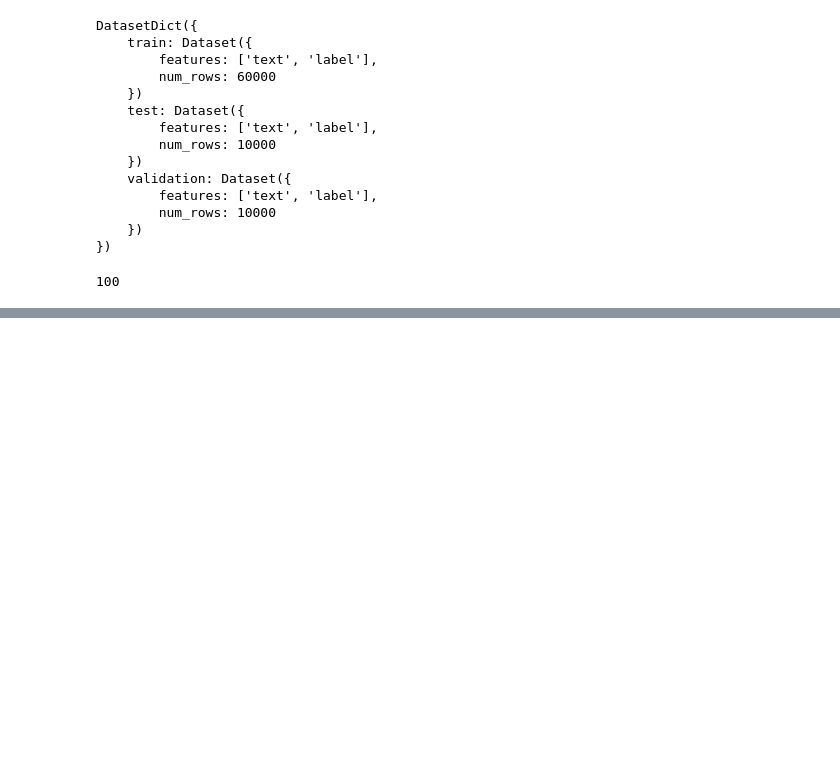
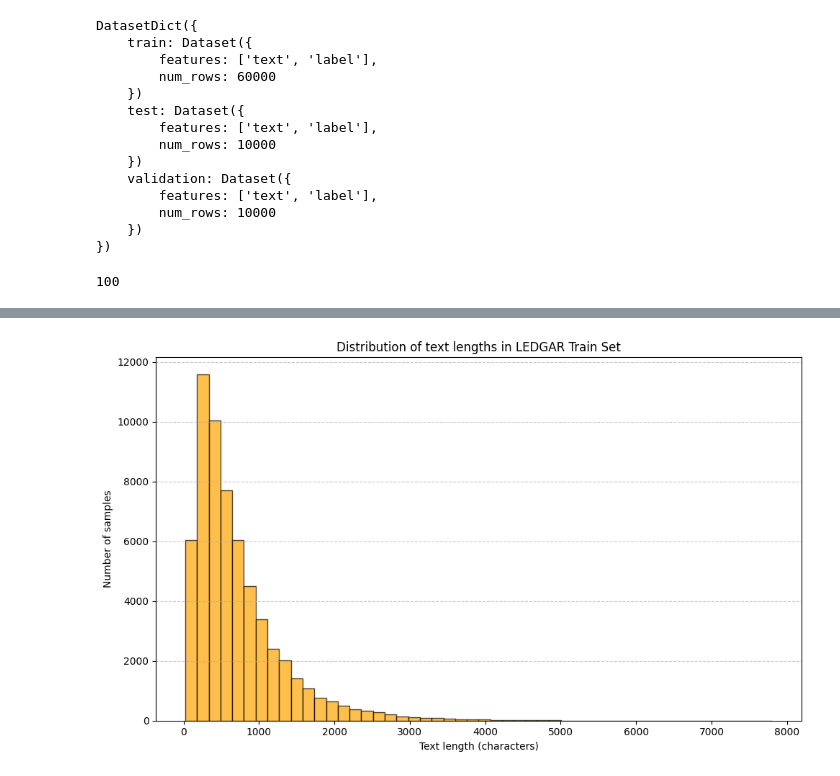
Before and after one commit to JulienDelavande/lextral, a Jupyter notebook: notebooks/data_exploration.ipynb, the cells around one changed output, grey strips where cells are left out. Cells and saved outputs as stored; diff of their text form; code cells hidden in the pictures; blank space fills up the shorter version.

```diff
--- a/notebooks/data_exploration.ipynb
+++ b/notebooks/data_exploration.ipynb
@@ -35,0 +74,22 @@ len(label_names)
+# %%
+import matplotlib.pyplot as plt
+from datasets import load_dataset
+
+# Charger le dataset
+ds = load_dataset("lex_glue", "ledgar")
+
+# Calculer la longueur des textes en nombre de caractères
+text_lengths = [len(t) for t in ds["train"]["text"]]
+
+# Plot histogramme
+plt.figure(figsize=(10, 6))
+plt.hist(text_lengths, bins=50, color='orange', edgecolor='black', alpha=0.7)
+plt.xlabel("Text length (characters)")
+plt.ylabel("Number of samples")
+plt.title("Distribution of text lengths in LEDGAR Train Set")
+plt.grid(axis='y', linestyle='--', alpha=0.7)
+plt.tight_layout()
+plt.savefig("../images/text_length_distribution_ledgar.png", dpi=300)
+plt.show()
+# %% [output]
+[figure, added]
```
Also changed, not shown: parts of 8 cells of this notebook, 54 other files.
